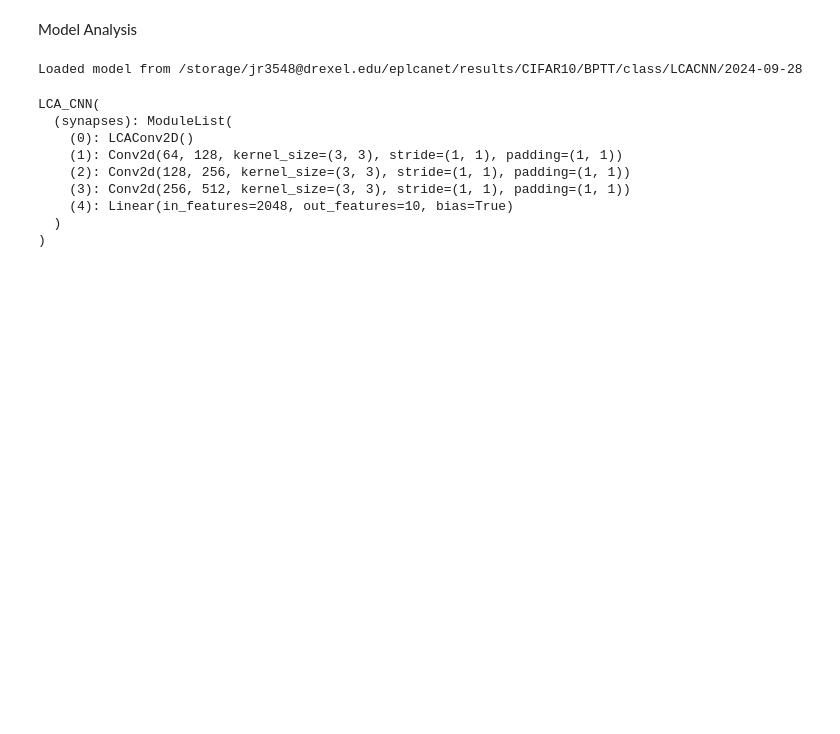
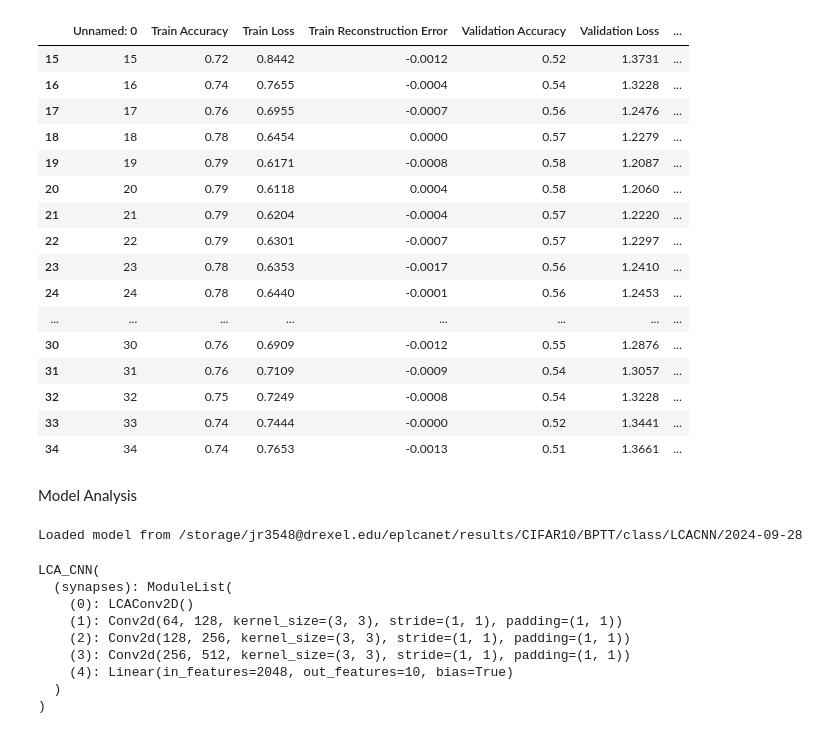
Before and after one commit to jrego1/EPLCANet, a Jupyter notebook: eval_eplcanet.ipynb, the cells around one changed output. Saved outputs shown, nothing was run; the diff lists cells and outputs as text; code cells hidden in the pictures; blank space fills up the shorter version.

```diff
--- a/eval_eplcanet.ipynb
+++ b/eval_eplcanet.ipynb
@@ -146,3 +154,25 @@ AttributeError: Can't get attribute 'LCANet' on <module '__main__'>
+# %%
+results = pd.read_csv(f'/storage/jr3548@drexel.edu/LCANet/builtin/combo/0.25/results.csv')
+# %%
+results.tail(20)
+# %% [output]
+|  | Unnamed: 0 | Train Accuracy | Train Loss | Train Reconstruction Error | Validation Accuracy | Validation Loss | ... |
+| 15 | 15 | 0.72 | 0.8442 | -0.0012 | 0.52 | 1.3731 | ... |
+| 16 | 16 | 0.74 | 0.7655 | -0.0004 | 0.54 | 1.3228 | ... |
+| 17 | 17 | 0.76 | 0.6955 | -0.0007 | 0.56 | 1.2476 | ... |
+| 18 | 18 | 0.78 | 0.6454 | 0.0000 | 0.57 | 1.2279 | ... |
+| 19 | 19 | 0.79 | 0.6171 | -0.0008 | 0.58 | 1.2087 | ... |
+| 20 | 20 | 0.79 | 0.6118 | 0.0004 | 0.58 | 1.2060 | ... |
+| 21 | 21 | 0.79 | 0.6204 | -0.0004 | 0.57 | 1.2220 | ... |
+| 22 | 22 | 0.79 | 0.6301 | -0.0007 | 0.57 | 1.2297 | ... |
+| 23 | 23 | 0.78 | 0.6353 | -0.0017 | 0.56 | 1.2410 | ... |
+| 24 | 24 | 0.78 | 0.6440 | -0.0001 | 0.56 | 1.2453 | ... |
+| ... | ... | ... | ... | ... | ... | ... | ... |
+| 30 | 30 | 0.76 | 0.6909 | -0.0012 | 0.55 | 1.2876 | ... |
+| 31 | 31 | 0.76 | 0.7109 | -0.0009 | 0.54 | 1.3057 | ... |
+| 32 | 32 | 0.75 | 0.7249 | -0.0008 | 0.54 | 1.3228 | ... |
+| 33 | 33 | 0.74 | 0.7444 | -0.0000 | 0.52 | 1.3441 | ... |
+| 34 | 34 | 0.74 | 0.7653 | -0.0013 | 0.51 | 1.3661 | ... |
 # %% [markdown]
 Model Analysis
 # %%
```
Also changed, not shown: parts of 3 cells of this notebook, 1 other file.
